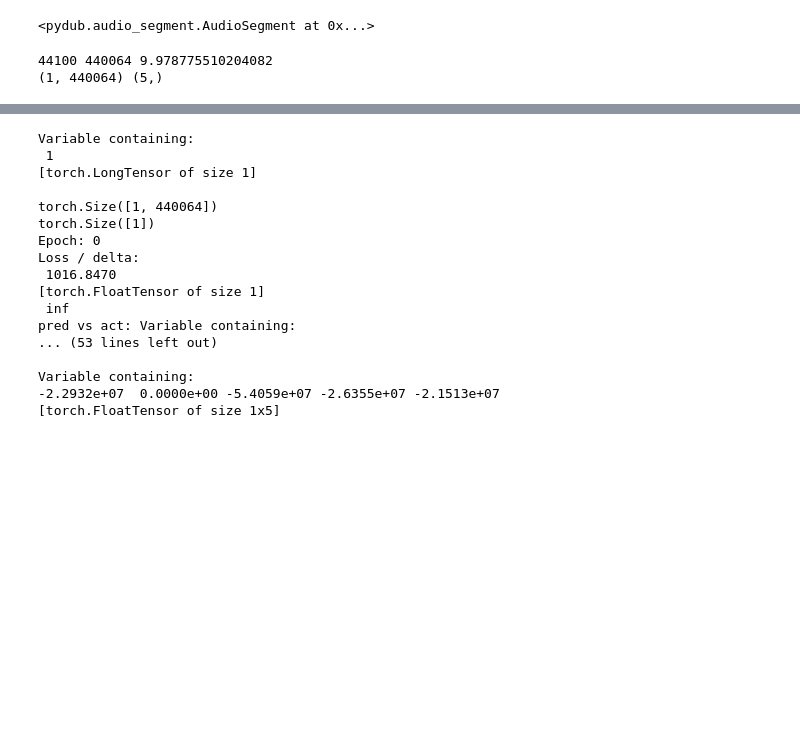
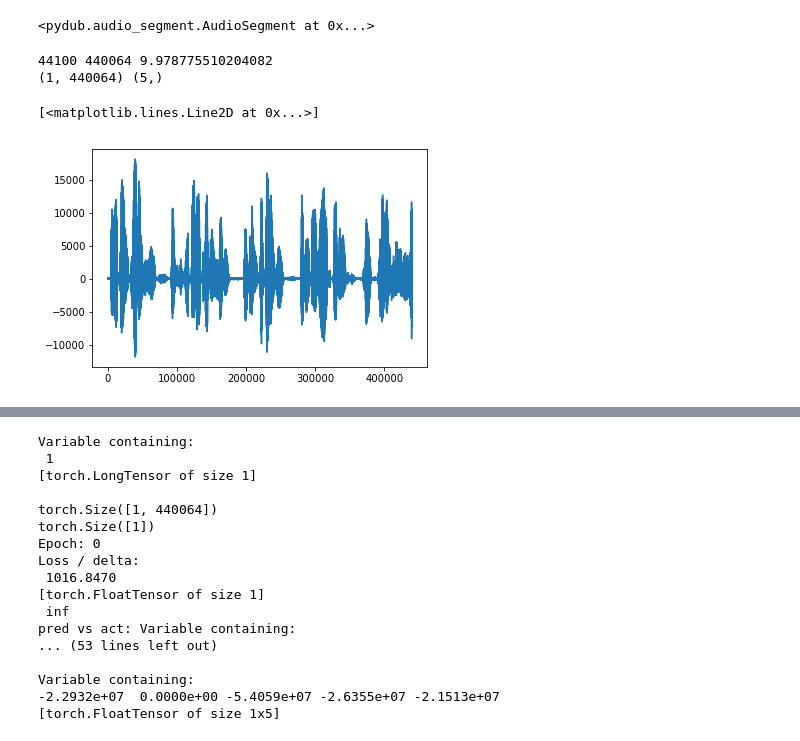
Before and after one commit to dhpollack/spokenlanguages, a Jupyter notebook: test.ipynb, the cells around one changed output, grey strips where cells are left out. Cells and saved outputs as stored; diff of their text form; code cells hidden in the pictures; blank space fills up the shorter version.

```diff
--- a/test.ipynb
+++ b/test.ipynb
@@ -26,10 +26,13 @@ data/train/00c65e13-39e6-4b71-89c3-e855c616bdfc.mp3 French [ 0.  1.  0.  0.  0.]
 # %%
 song.set_channels(1)
 sr = song.frame_rate
 data = np.array(song.get_array_of_samples())
 print(sr, len(data), len(data) / sr)
 data = data[None]
 print(data.shape, song_label_np.shape)
+plt.plot(range(data.shape[1]), data[0])
 # %% [output]
 44100 440064 9.978775510204082
 (1, 440064) (5,)
+[<matplotlib.lines.Line2D at 0x...>]
+[figure, added]
```
Also changed, not shown: parts of 1 cell of this notebook, 6 other files.
